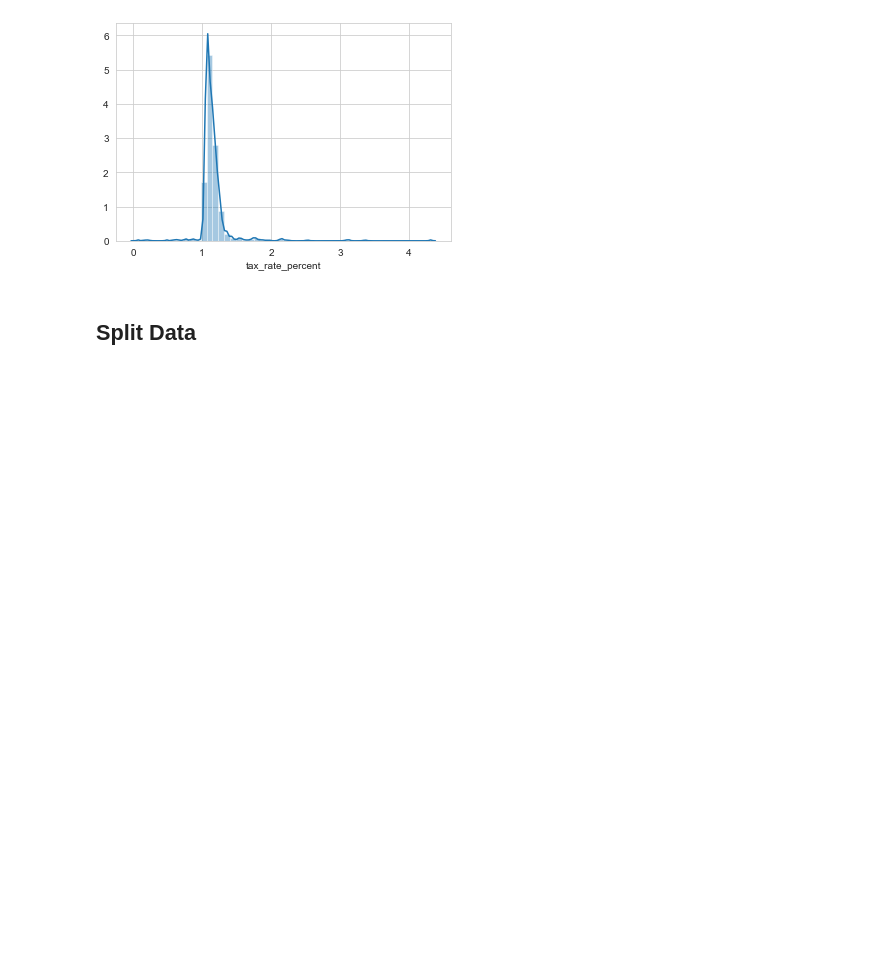
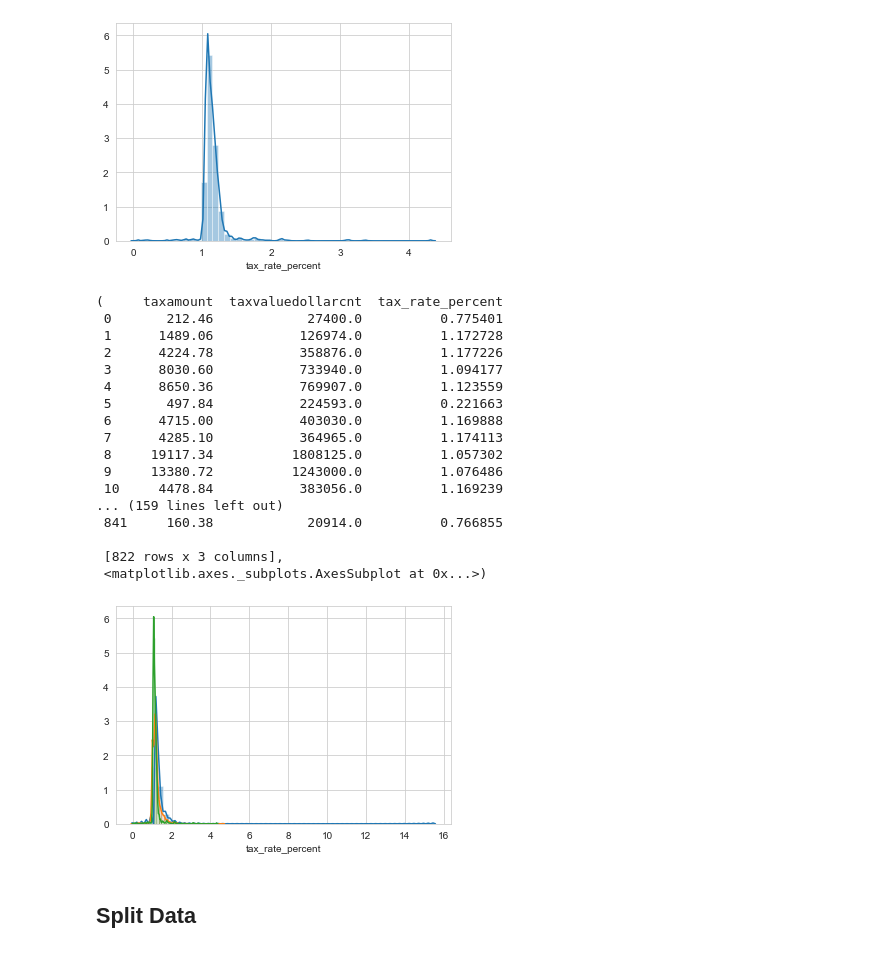
Before and after one commit to davidtenorio1/zillow_project, a Jupyter notebook: walk_through.ipynb, the cells around one changed output. Saved outputs shown, nothing was run; the diff lists cells and outputs as text; code cells hidden in the pictures; blank space fills up the shorter version.

```diff
--- a/walk_through.ipynb
+++ b/walk_through.ipynb
@@ -187,6 +186,31 @@ tax_rate_distributions.drop_nulls_add_tax_rate_percent(ventura_county_data)
  [822 rows x 3 columns],
  <matplotlib.axes._subplots.AxesSubplot at 0x...>)
 [figure]
+# %%
+tax_rate_distributions.drop_nulls_add_tax_rate_percent(los_angeles_county_data)
+
+tax_rate_distributions.drop_nulls_add_tax_rate_percent(orange_county_data)
+
+tax_rate_distributions.drop_nulls_add_tax_rate_percent(ventura_county_data)
+# %% [output]
+(     taxamount  taxvaluedollarcnt  tax_rate_percent
+ 0       212.46            27400.0          0.775401
+ 1      1489.06           126974.0          1.172728
+ 2      4224.78           358876.0          1.177226
+ 3      8030.60           733940.0          1.094177
+ 4      8650.36           769907.0          1.123559
+ 5       497.84           224593.0          0.221663
+ 6      4715.00           403030.0          1.169888
+ 7      4285.10           364965.0          1.174113
+ 8     19117.34          1808125.0          1.057302
+ 9     13380.72          1243000.0          1.076486
+ 10     4478.84           383056.0          1.169239
+... (159 lines left out)
+ 841     160.38            20914.0          0.766855
+
+ [822 rows x 3 columns],
+ <matplotlib.axes._subplots.AxesSubplot at 0x...>)
+[figure, added]
 # %% [markdown]
 ## Split Data
 # %%
```
Also changed, not shown: parts of 14 cells of this notebook, 4 other files.
